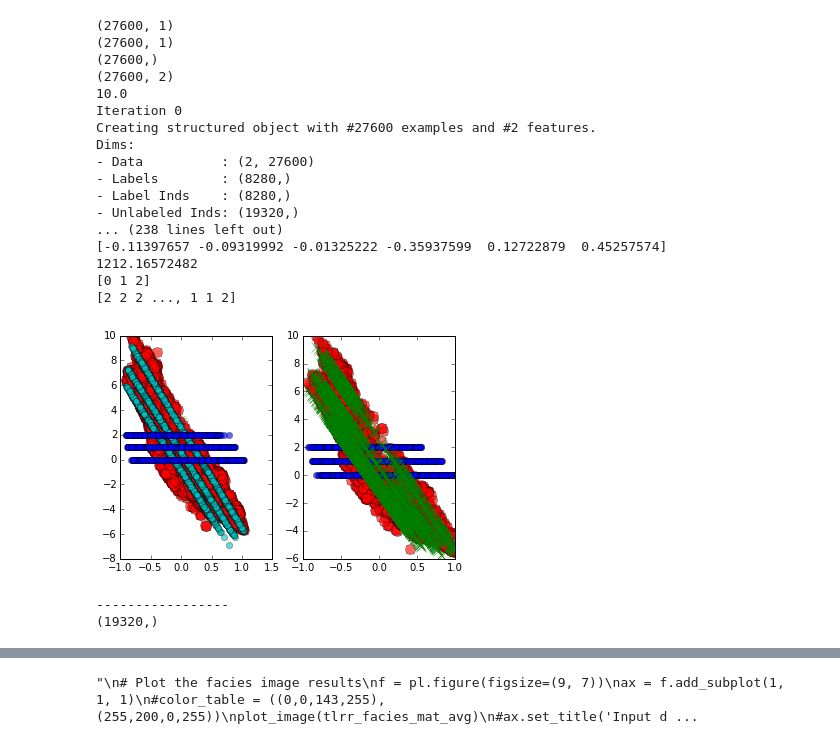
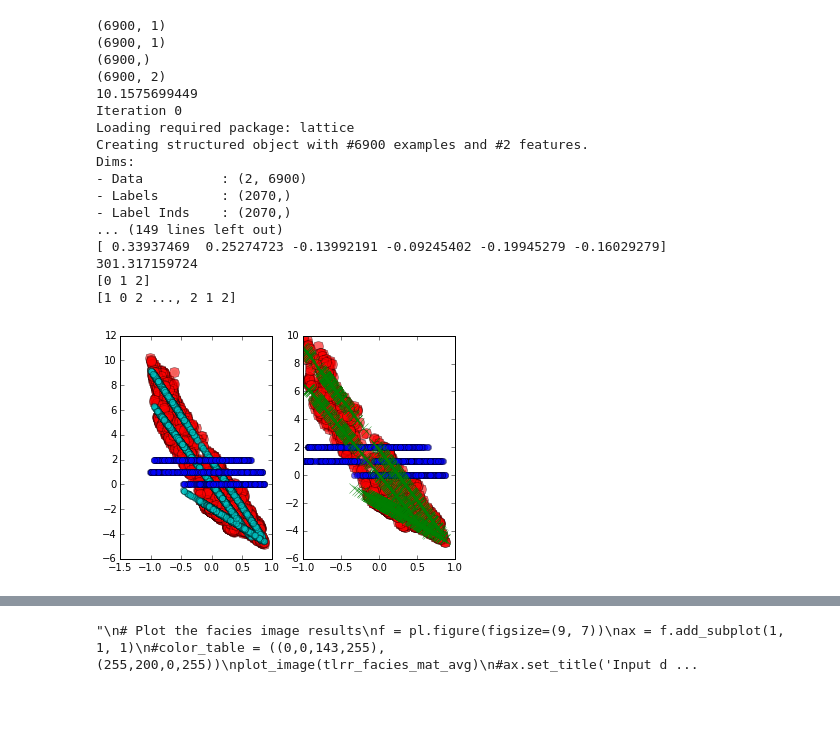
Before and after one commit to nicococo/niidbox, a Jupyter notebook: test_real_data_slices.ipynb, the cells around one changed output, grey strips where cells are left out. Drawn from its saved outputs; the diff is of its cells as text; code cells hidden in the pictures; blank space fills up the shorter version.

```diff
--- a/test_real_data_slices.ipynb
+++ b/test_real_data_slices.ipynb
@@ -90,8 +90,8 @@ ip.read("../GeoFacies-Data/Real_data/real_impedance_slice.vol")
 phi.read("../GeoFacies-Data/Real_data/real_porosity_slice.vol")
 # %%
 # Change image size
-sizeX = ip.sizeX
-sizeY = ip.sizeY
+sizeX = ip.sizeX/2
+sizeY = ip.sizeY/2
 # %%
 # Create ip, facies, and phi image matrices
 ip_mat = ip.data.reshape(ip.sizeY,ip.sizeX).T
@@ -207,60 +207,61 @@ for r in range(REPS):
     print np.max(np.abs(y))
     # Run the methods
     print 'Iteration '+ str(r)
-    (name, pred_flx[r, :], lats_flx) = method_flexmix(np.array(X, copy=True), np.array(y, copy=True), train, test, states=states)
+    (name, pred_flx[r, :], lats_flx, lats_flx_all) = method_flexmix(np.array(X, copy=True), np.array(y, copy=True), train, test, states=states)
     (name, pred_svr[r, :], lats_svr) = method_svr(np.array(X, copy=True), np.array(y, copy=True), train, test, states=states)
     (name, pred_rr[r, :], lats_rr) = method_ridge_regression(np.array(X, copy=True), np.array(y, copy=True), train, test, states=states, params=0.00001)
     (name, pred_tr[r, :], lats_tr) = method_transductive_regression(np.array(X, copy=True), np.array(y, copy=True), train, test, states=states, params=[0.00001, 0.5, 0.5])
-    (name, pred_tcrfri[r, :], lats_tcrfri) = method_tcrfr_indep(np.array(X, copy=True), np.array(y, copy=True), train, test, A, states=states, params=[0.99, 0.00001, 0.2], plot=True)
+    (name, pred_tcrfri[r, :], lats_tcrfri, lats_tcrfri_all) = method_tcrfr_indep(np.array(X, copy=True), np.array(y, copy=True), train, test, A, states=states, params=[0.99, 0.00001, 0.2], plot=True)
 
     # Evaluate the performance
     foo = [0,0]
     (errs[r,0, :],_) = evaluate(truth[r, :], pred_flx[r, :], foo, foo)
     (errs[r,1, :],_) = evaluate(truth[r, :], pred_svr[r, :], foo, foo)
     (errs[r,2, :],_) = evaluate(truth[r, :], pred_rr[r, :], foo, foo)
     (errs[r,3, :],_) = evaluate(truth[r, :], pred_tr[r, :], foo, foo)
     (errs[r,4, :],_) = evaluate(truth[r, :], pred_tcrfri[r, :], foo, foo)
 
     # Store image results
     for rk in range(len(train)):
         ri = img_coord[train[rk]][0]
         rj = img_coord[train[rk]][1]
         flx_phi_mat[r,ri,rj] = y[train[rk]]
         svr_phi_mat[r,ri,rj] = y[train[rk]]
         rr_phi_mat[r,ri,rj] = y[train[rk]]
         tr_phi_mat[r,ri,rj] = y[train[rk]]
         tcrfri_phi_mat[r,ri,rj] = y[train[rk]]
+        flx_facies_mat[r,ri,rj] = lats_flx_all[train[rk]]
+        tcrfri_facies_mat[r,ri,rj] = lats_tcrfri_all[train[rk]]
     for rk in range(len(test)):
         ri = img_coord[test[rk]][0]
         rj = img_coord[test[rk]][1]
         flx_facies_mat[r,ri,rj] = lats_flx[rk]
-        tcrfri_facies_mat[r,ri,rj] = lats_tcrfri[rk]
+        flx_facies_mat[r,ri,rj] = lats_flx_all[test[rk]]
+        tcrfri_facies_mat[r,ri,rj] = lats_tcrfri_all[test[rk]]
         flx_phi_mat[r,ri,rj] = pred_flx[r,rk]
         svr_phi_mat[r,ri,rj] = pred_svr[r,rk]
         rr_phi_mat[r,ri,rj] = pred_rr[r,rk]
         tr_phi_mat[r,ri,rj] = pred_tr[r,rk]
         tcrfri_phi_mat[r,ri,rj] = pred_tcrfri[r,rk]
 # %% [output]
-(27600, 1)
-(27600, 1)
-(27600,)
-(27600, 2)
-10.0
+(6900, 1)
+(6900, 1)
+(6900,)
+(6900, 2)
+10.1575699449
 Iteration 0
-Creating structured object with #27600 examples and #2 features.
+Loading required package: lattice
+Creating structured object with #6900 examples and #2 features.
 Dims:
-- Data          : (2, 27600)
-- Labels        : (8280,)
-- Label Inds    : (8280,)
-- Unlabeled Inds: (19320,)
-... (238 lines left out)
-[-0.11397657 -0.09319992 -0.01325222 -0.35937599  0.12722879  0.45257574]
-1212.16572482
+- Data          : (2, 6900)
+- Labels        : (2070,)
+- Label Inds    : (2070,)
+... (149 lines left out)
+[ 0.33937469  0.25274723 -0.13992191 -0.09245402 -0.19945279 -0.16029279]
+301.317159724
 [0 1 2]
-[2 2 2 ..., 1 1 2]
+[1 0 2 ..., 2 1 2]
-[figure, old version]
+[figure, new version]
------------------
-(19320,)
 # %%
 # Get averages
 err_avg = np.mean(errs,axis=0)
```
Also changed, not shown: parts of 4 cells of this notebook, 2 other files.
